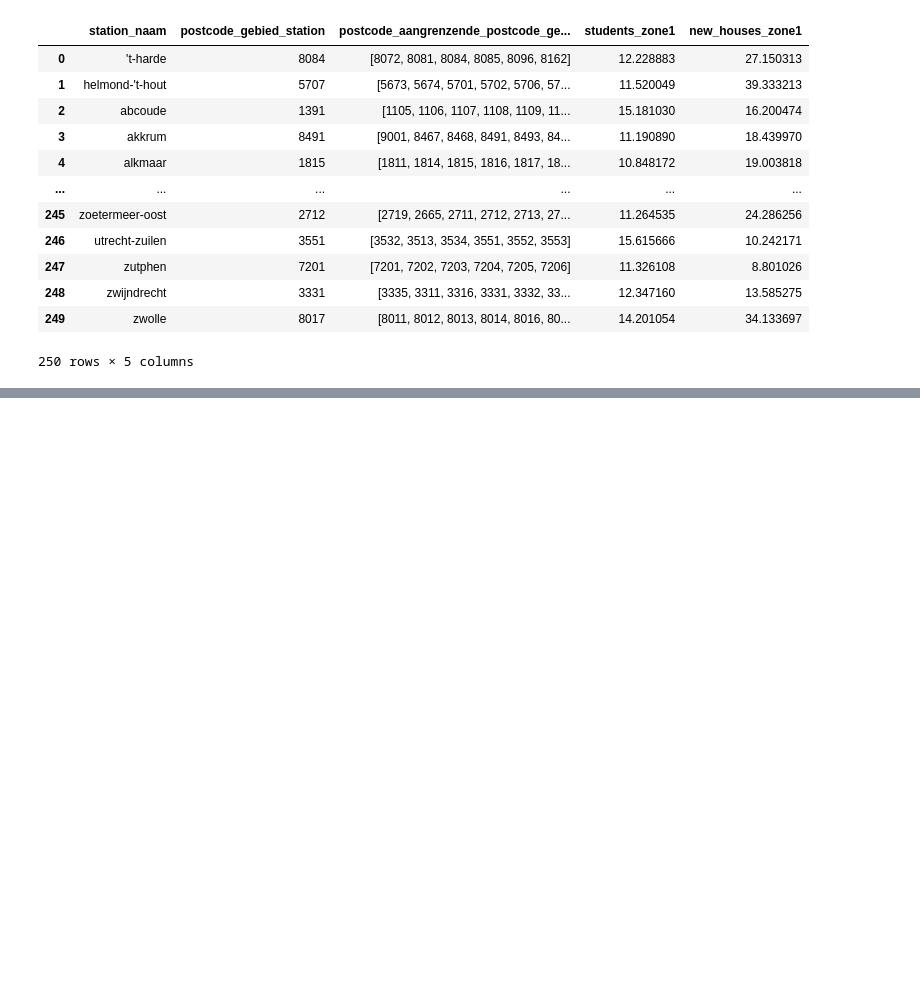
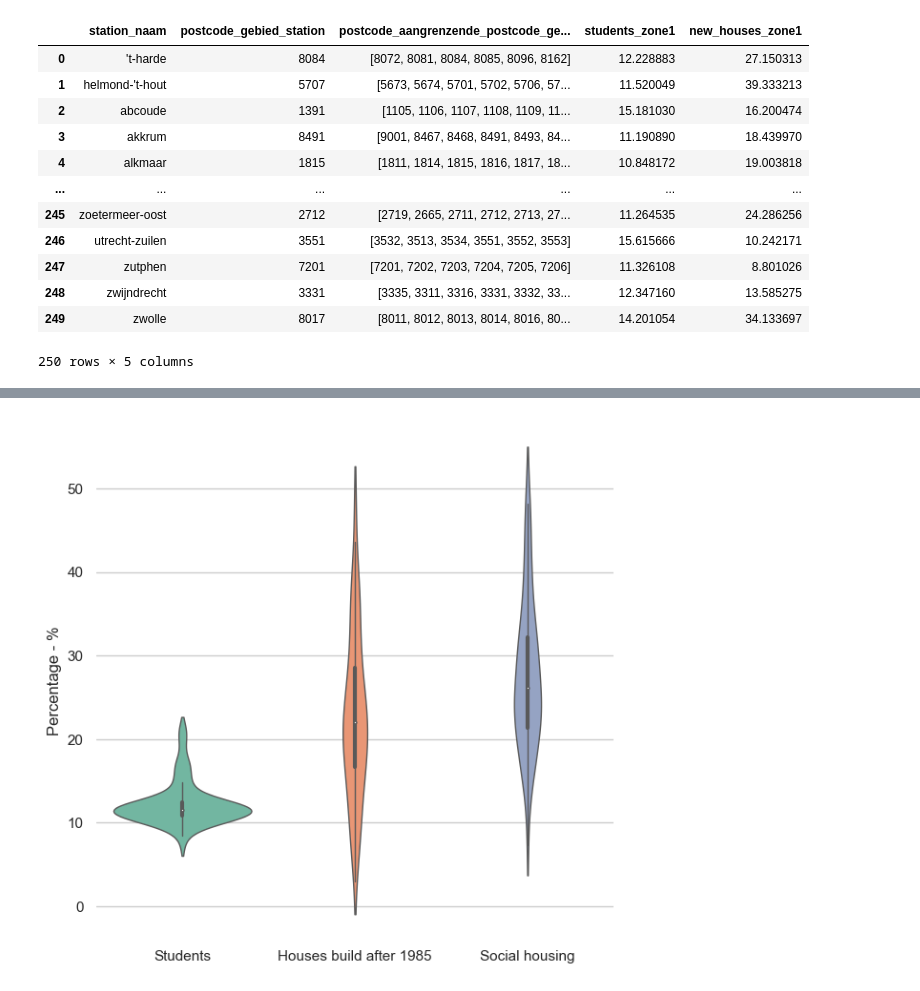
Before and after one commit to Christos02/TIL16, a Jupyter notebook: Geografische_grafieken.ipynb, the cells around one changed output, grey strips where cells are left out. Cells and saved outputs as stored; diff of their text form; code cells hidden in the pictures; blank space fills up the shorter version.

```diff
--- a/Geografische_grafieken.ipynb
+++ b/Geografische_grafieken.ipynb
@@ -212,0 +197,13 @@ stations
+# %%
+stations = stations.reset_index()
+
+df_ns = pd.read_csv('df_ns_Holland.csv')
+df_ns_2019 = df_ns[df_ns['Year'] == 2019].copy()
+df_ns_2019 = df_ns_2019.set_index('Station').copy()
+stations = stations.set_index('station_naam').copy()
+
+#merge both dataframes
+stations_merged = stations.merge(df_ns_2019, left_index=True, right_index=True)
+stations_merged
+
+# print(stations.columns)
@@ -212,0 +224,19 @@ stations
+# %%
+df = stations_merged
+
+df_violin = df[['students_zone1', 'new_houses_zone1', 'social_housing_zone1']]
+
+sns.set_theme(style="whitegrid")
+f, ax = plt.subplots(figsize=(7, 7))
+
+sns.violinplot(data=df_violin, bw_adjust=.5, cut=1, linewidth=1, palette="Set2")
+
+new_labels = ['Students', 'Houses build after 1985', 'Social housing']
+ax.set_xticklabels(new_labels)
+
+ax.set_ylabel("Percentage - %")
+
+sns.despine(left=True, bottom=True)
+plt.show()
+# %% [output]
+[figure, added]
```
Also changed, not shown: parts of 14 cells of this notebook, 1 other file.
